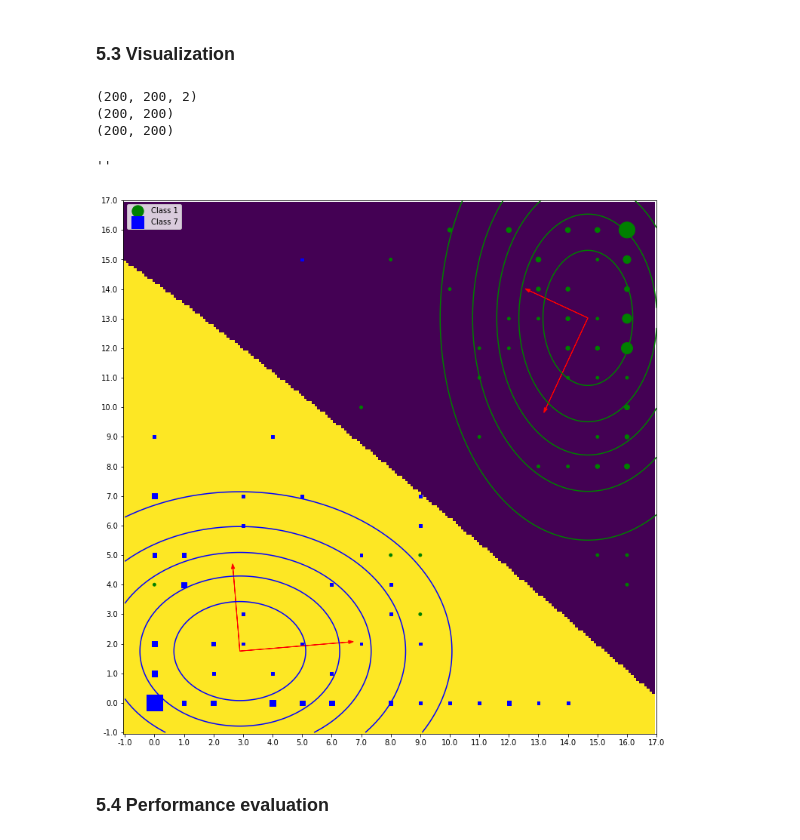
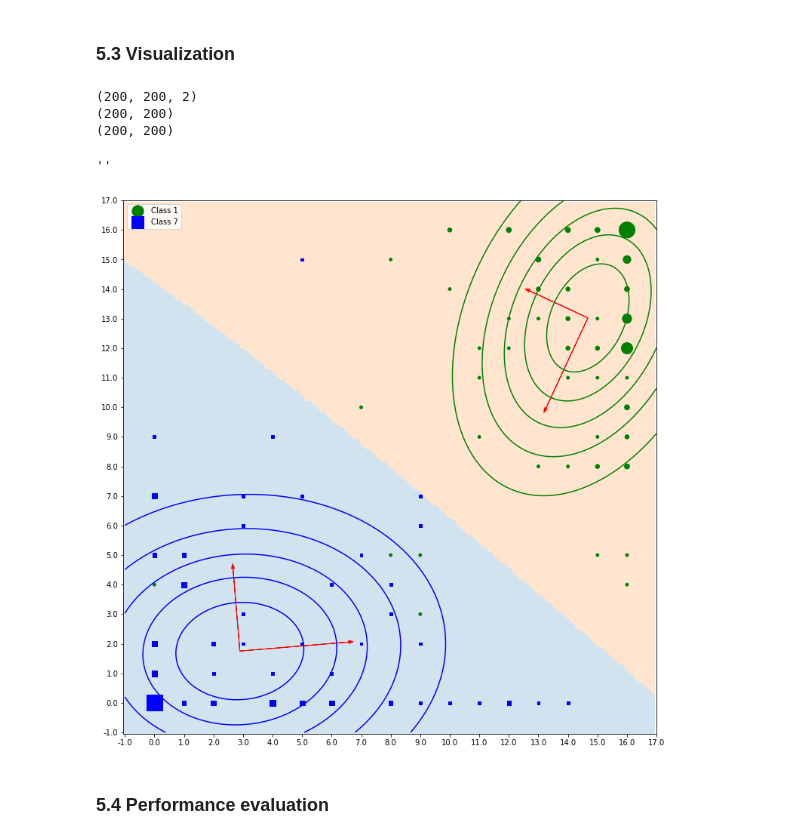
Before and after one commit to LarsKue/FML, a Jupyter notebook: ex02/qda-lda-nico.ipynb, the cells around one changed output. Saved outputs shown, nothing was run; the diff lists cells and outputs as text; code cells hidden in the pictures.

```diff
--- a/ex02/qda-lda-nico.ipynb
+++ b/ex02/qda-lda-nico.ipynb
@@ -267,9 +274,6 @@ train error =   0.027777777777777776
 # %%
 plt.figure(figsize=(13,13))
 
-reduced_x_train = reduce_dimensions(x_train)
-unique_x_train_1, count_x_train_1 = np.unique(reduced_x_train[:,y_train == 1], axis=1, return_counts=True)
-unique_x_train_7, count_x_train_7 = np.unique(reduced_x_train[:,y_train == 7], axis=1, return_counts=True)
 
 grid = np.array(np.meshgrid(np.linspace(-1,17,200), np.linspace(-1,17,200)))
 grid = np.moveaxis(grid, 0, -1)
@@ -283,7 +287,7 @@ for k, (Sigma_k, color) in enumerate(zip(covmat, ["green", "blue"])):
     diff = grid - mu[k]
     #print(diff)
 
-    prod = (diff[:,:,:,np.newaxis] * Sigma_k_inverse).sum(axis=3)
+    prod = (diff[:,:,np.newaxis,:] * Sigma_k_inverse).sum(axis=3)
     exponent = -0.5 * (prod * diff).sum(axis=2)
 
     N = 1 / (np.sqrt((2*np.pi)**2)*Sigma_det)
@@ -303,35 +307,43 @@ data = []
 grid = np.array(np.meshgrid(np.linspace(-1,17,200), np.linspace(-1,17,200)))
 for i in range(200):
     data.append(predict_qda(mu, covmat, p, grid[:,:,i].T))
 
-plt.imshow(np.array(data), interpolation='nearest', origin='lower')
+
+reduced_x_train = reduce_dimensions(x_train)
+unique_x_train_1, count_x_train_1 = np.unique(reduced_x_train[:,y_train == 1], axis=1, return_counts=True)
+unique_x_train_7, count_x_train_7 = np.unique(reduced_x_train[:,y_train == 7], axis=1, return_counts=True)
+
+cmap = colors.ListedColormap(['C1', 'C0'])
+plt.imshow(np.array(data), interpolation='nearest', origin='lower', cmap=cmap, alpha=0.2)
 plt.scatter((unique_x_train_1[0]+1)*200./18, (unique_x_train_1[1]+1)*200./18, s=15*count_x_train_1, color="green", marker="o", label="Class 1")
 plt.scatter((unique_x_train_7[0]+1)*200./18, (unique_x_train_7[1]+1)*200./18, s=15*count_x_train_7, color="blue", marker="s", label="Class 7")
 plt.xticks(np.linspace(0,200,19), np.linspace(-1,17,19))
 plt.yticks(np.linspace(0,200,19), np.linspace(-1,17,19))
 
 
 #print(mu[0])
 for Sigma_k, mu_k in zip(covmat, mu):
     eigenvalues, eigenvector = np.linalg.eig(Sigma_k)
     scaled_eigenvectors = eigenvector * np.sqrt(eigenvalues)
     #print(scaled_eigenvectors)
+    #print(Sigma_k)
+
 
     plt.arrow(*((mu_k+1)*200./18), *(scaled_eigenvectors.T[0]*200./18), color="red", head_width=1.2)
     plt.arrow(*((mu_k+1)*200./18), *(scaled_eigenvectors.T[1]*200./18), color="red", head_width=1.2)
 
 
 
 
 plt.legend(loc="upper left")
 
 ;
 # %% [output]
 (200, 200, 2)
 (200, 200)
 (200, 200)
 ''
-[figure, old version]
+[figure, new version]
 # %% [markdown]
 ### 5.4 Performance evaluation
 # %%
```
Also changed, not shown: parts of 4 cells of this notebook.
